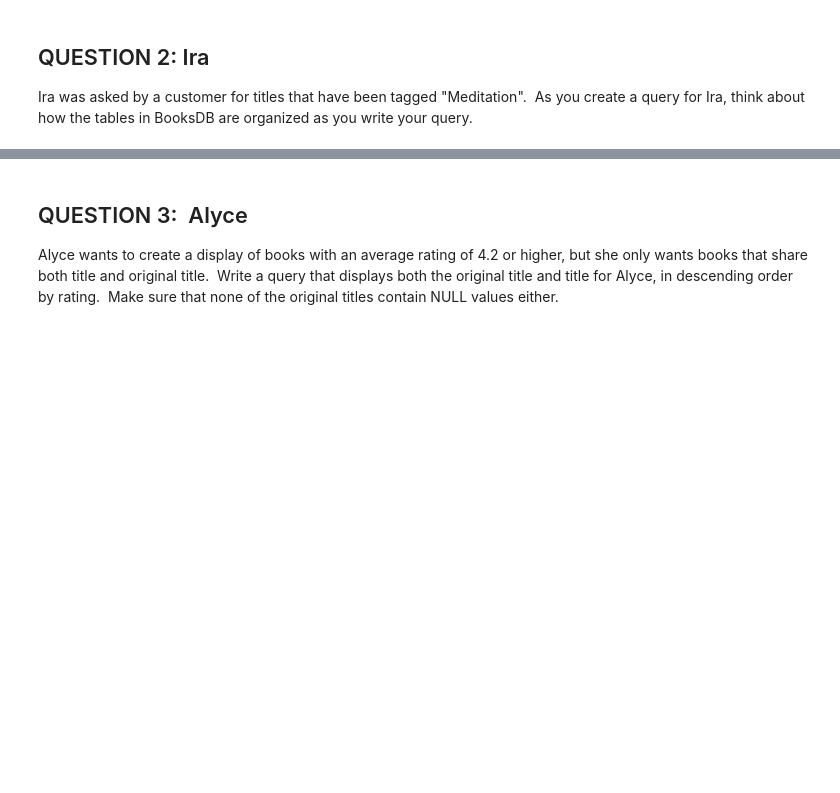
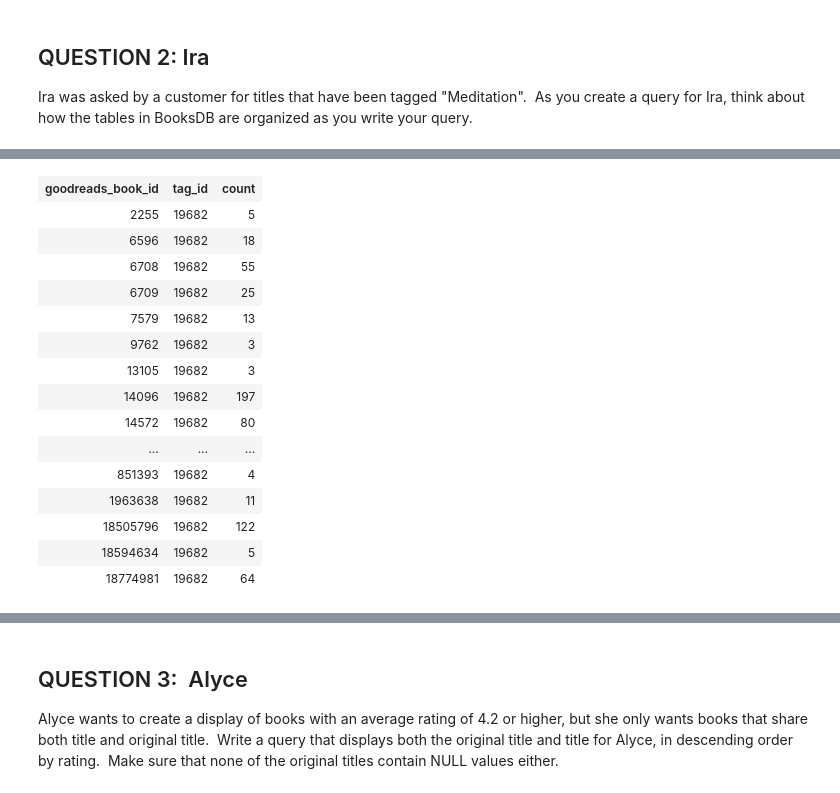
Before and after one commit to e3la/SQL-Part-4-Studio, a Jupyter notebook: Notebook-0.ipynb, the cells around one changed output, grey strips where cells are left out. Saved outputs shown, nothing was run; the diff lists cells and outputs as text; code cells hidden in the pictures; blank space fills up the shorter version.

```diff
--- a/Notebook-0.ipynb
+++ b/Notebook-0.ipynb
@@ -44,21 +41,87 @@ Total execution time: 00:00:05.060
 Ira was asked by a customer for titles that have been tagged "Meditation".  As you create a query for Ira, think about how the tables in BooksDB are organized as you write your query.
 # %%
 -- Code here:
+USE BooksDB
+
+SELECT *
+FROM tags
+WHERE tag_name LIKE '%Meditation%';
+
+SELECT *
+FROM book_tags
+WHERE tag_id = 19682;
+
+SELECT
+    books.title
+FROM
+    books
+WHERE
+    books.book_id IN
+    (
+        SELECT
+            book_tags.goodreads_book_id
+        FROM
+            book_tags
+        WHERE
+            book_tags.tag_id = 19682
+    );
+
+/*
+SELECT
+    books.title,
+    books.book_id
+FROM
+    books
+UNION
+SELECT
+    book_tags.titleid,
+    book_tags.goodreads_book_id
+FROM
+    book_tags
+WHERE
+    book_tags.tag_id = 19682;
+*/
+
+-- tag number is 19682 for meditation
+/*
+SELECT count(*)
+FROM book_tags
+WHERE tag_id = 19682
+
+select title from books
+where book_id IN (select book_id from book_tags where tag_id in (select tag_id from tags where tag_name like '%Meditation%'))
+
+select title from books
+where book_id = (select tag_id from book_tags where tag_id = 19682)
+*/
+
+
+
+/*
+SELECT b.title
+FROM books as b
+WHERE book_id IN (select book_id from books where tag_id IN (select tag_id from book_tags where tag_id = 19682))
+*/
+
+/*
+USE BooksDB
 
 SELECT t.tag_name, b.title, bt.tag_id, b.authors
-FROM BooksDB.dbo.books AS b
-JOIN BooksDB.dbo.book_tags AS bt ON b.best_book_id = bt.goodreads_book_id
+FROM books AS b
+JOIN book_tags AS bt
+ON b.best_book_id = bt.goodreads_book_id
 WHERE t.tag_name IN (
     SELECT t.tag_name
-    FROM BooksDB.dbo.tags AS t
+    FROM tags AS t
     WHERE t.tag_name LIKE 'meditation'
 );
 
+*/
 
-SELECT t.tag_name, b.title, bt.tag_id, b.authors
-FROM BooksDB.dbo.books AS b
-WHERE t.tag_id =
-    (SELECT ListPrice
-     FROM BooksDB.dbo.tags as t
-     WHERE t.tag_id = bt.tag_id );
+-- SELECT t.tag_name, b.title, bt.tag_id, b.authors
+-- FROM books AS b
+-- WHERE t.tag_id =
+--     (SELECT ListPrice
+--      FROM BooksDB.dbo.tags as t
+--      WHERE t.tag_id = bt.tag_id );
 # %% [output]
@@ -79,0 +142,16 @@ Total execution time: 00:00:00.057
+| goodreads_book_id | tag_id | count |
+| 2255 | 19682 | 5 |
+| 6596 | 19682 | 18 |
+| 6708 | 19682 | 55 |
+| 6709 | 19682 | 25 |
+| 7579 | 19682 | 13 |
+| 9762 | 19682 | 3 |
+| 13105 | 19682 | 3 |
+| 14096 | 19682 | 197 |
+| 14572 | 19682 | 80 |
+| ... | ... | ... |
+| 851393 | 19682 | 4 |
+| 1963638 | 19682 | 11 |
+| 18505796 | 19682 | 122 |
+| 18594634 | 19682 | 5 |
+| 18774981 | 19682 | 64 |
```
Also changed, not shown: parts of 6 cells of this notebook.
